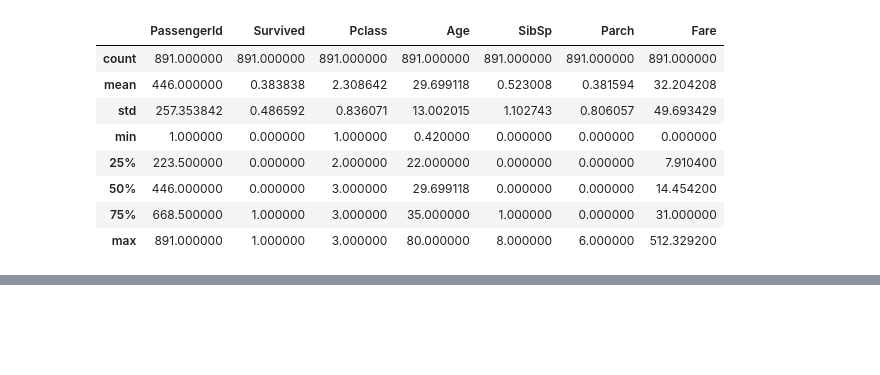
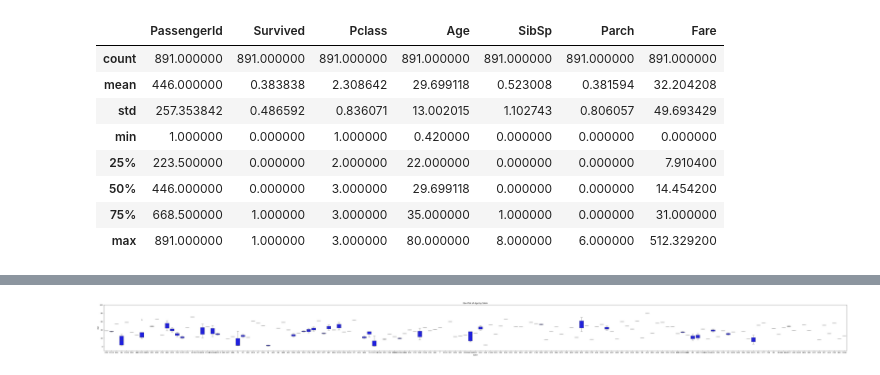
Before and after one commit to BATTI-CHANDAN-SINGH/Application-Of-Data-Mining, a Jupyter notebook: Lab-02.ipynb, the cells around one changed output, grey strips where cells are left out. Drawn from its saved outputs; the diff is of its cells as text; code cells hidden in the pictures; blank space fills up the shorter version.

```diff
--- a/Lab-02.ipynb
+++ b/Lab-02.ipynb
@@ -184,0 +213,10 @@ df
+# %%
+plt.figure(figsize=(80, 5))
+sns.boxplot(x=df['Cabin'], y=df['Age'], color='blue')
+plt.xlabel('Cabin')
+plt.ylabel('Age')
+plt.title('Box Plot of Age by Cabin')
+plt.ylim(-10,100)
+plt.show()
+# %% [output]
+[figure, added]
```
Also changed, not shown: parts of 7 cells of this notebook.
